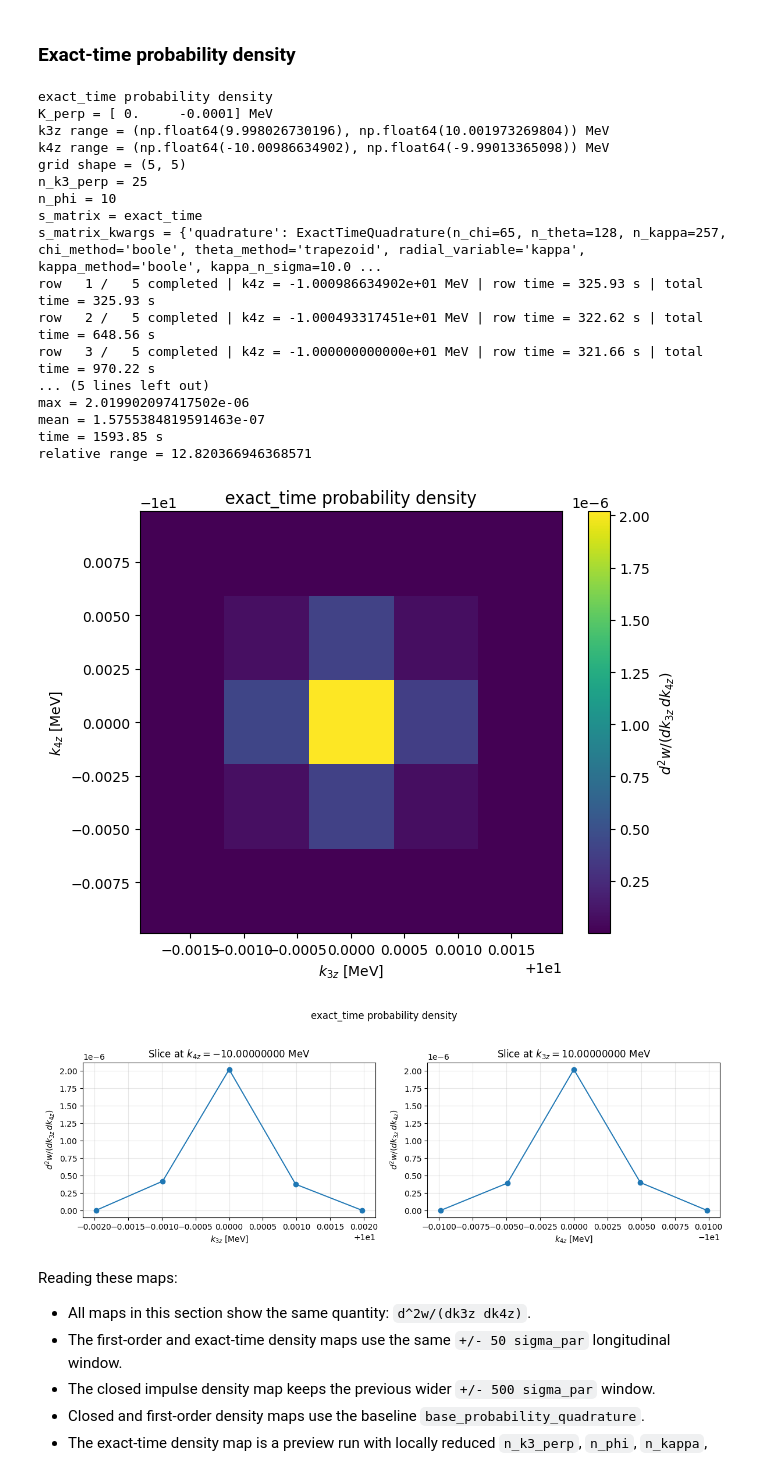
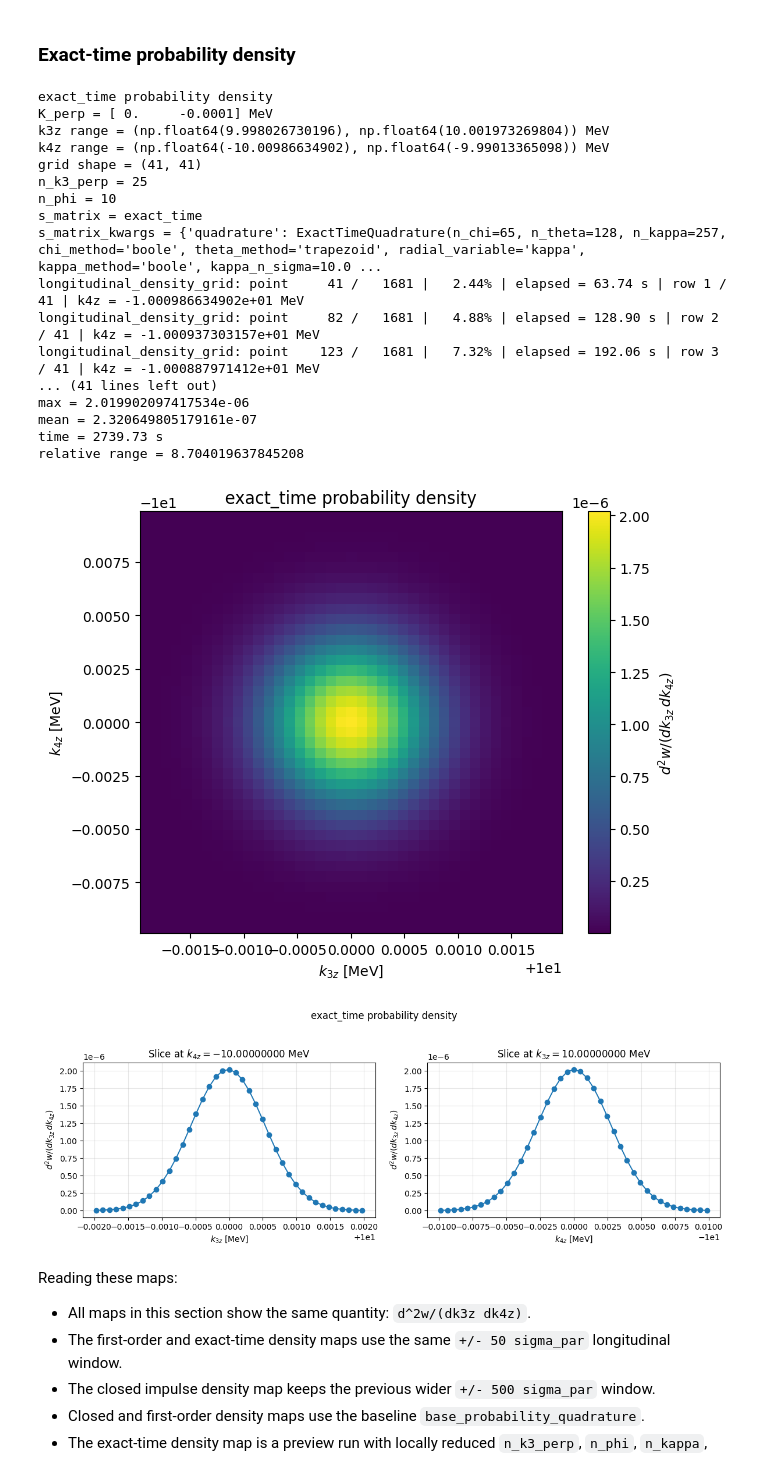
Before and after one commit to Anton-Murtazin/moller_vortex, a Jupyter notebook: analysis_workspace.ipynb, the cells around one changed output. Cells and saved outputs as stored; diff of their text form; code cells hidden in the pictures.

```diff
--- a/analysis_workspace.ipynb
+++ b/analysis_workspace.ipynb
@@ -750,37 +744,37 @@ relative range = 6.283351416531383e-16
 # %%
 exact_time_density_map = compute_longitudinal_density_map(
     label="exact_time probability density",
     s_matrix="exact_time",
     s_matrix_kwargs={
         "quadrature": exact_time_map_quadrature,
         "denominator_mode": "expanded",
     },
     probability_quadrature=longitudinal_map_quadrature,
     window_sigma=50.0,
-    n_grid=5,
+    n_grid=41,
 )
 
 plot_longitudinal_density_map(exact_time_density_map)
 # %% [output]
 exact_time probability density
 K_perp = [ 0.     -0.0001] MeV
 k3z range = (np.float64(9.998026730196), np.float64(10.001973269804)) MeV
 k4z range = (np.float64(-10.00986634902), np.float64(-9.99013365098)) MeV
-grid shape = (5, 5)
+grid shape = (41, 41)
 n_k3_perp = 25
 n_phi = 10
 s_matrix = exact_time
 s_matrix_kwargs = {'quadrature': ExactTimeQuadrature(n_chi=65, n_theta=128, n_kappa=257, chi_method='boole', theta_method='trapezoid', radial_variable='kappa', kappa_method='boole', kappa_n_sigma=10.0 ...
-row   1 /   5 completed | k4z = -1.000986634902e+01 MeV | row time = 325.93 s | total time = 325.93 s
-row   2 /   5 completed | k4z = -1.000493317451e+01 MeV | row time = 322.62 s | total time = 648.56 s
-row   3 /   5 completed | k4z = -1.000000000000e+01 MeV | row time = 321.66 s | total time = 970.22 s
-... (5 lines left out)
-max = 2.019902097417502e-06
-mean = 1.5755384819591463e-07
-time = 1593.85 s
-relative range = 12.820366946368571
+longitudinal_density_grid: point     41 /   1681 |   2.44% | elapsed = 63.74 s | row 1 / 41 | k4z = -1.000986634902e+01 MeV
+longitudinal_density_grid: point     82 /   1681 |   4.88% | elapsed = 128.90 s | row 2 / 41 | k4z = -1.000937303157e+01 MeV
+longitudinal_density_grid: point    123 /   1681 |   7.32% | elapsed = 192.06 s | row 3 / 41 | k4z = -1.000887971412e+01 MeV
+... (41 lines left out)
+max = 2.019902097417534e-06
+mean = 2.320649805179161e-07
+time = 2739.73 s
+relative range = 8.704019637845208
-[figure, old version]
+[figure, new version]
-[figure, old version]
+[figure, new version]
 # %% [markdown]
 Reading these maps:
 
```
Also changed, not shown: parts of 13 cells of this notebook, 8 other files.
